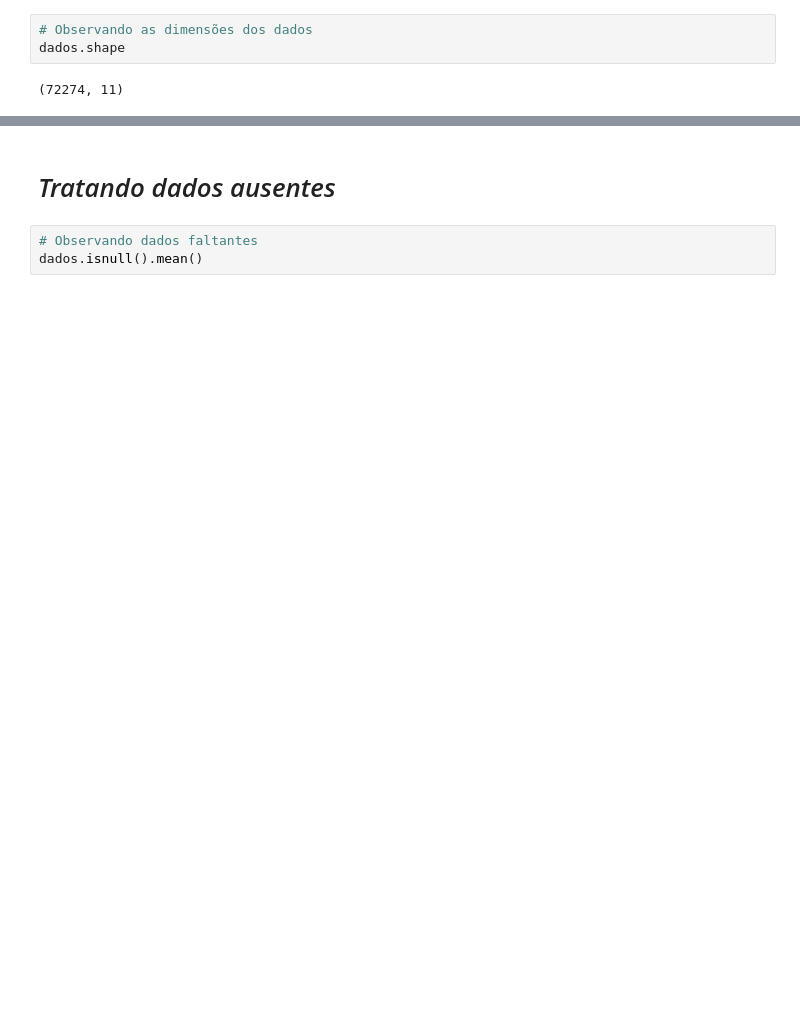
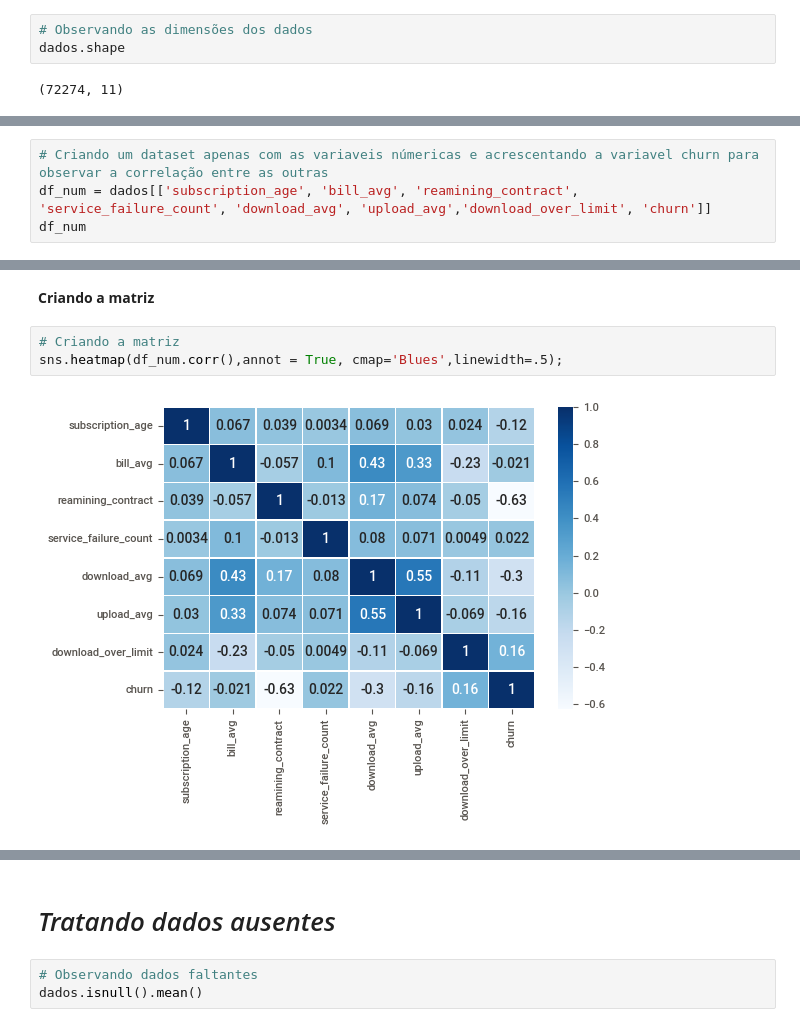
Before and after one commit to JosenildoJunior/Internet_service_churn, a Jupyter notebook: Internet_service_churn.ipynb, the cells around one changed output, grey strips where cells are left out. Saved outputs shown, nothing was run; the diff lists cells and outputs as text; blank space fills up the shorter version.

```diff
--- a/Internet_service_churn.ipynb
+++ b/Internet_service_churn.ipynb
@@ -75,0 +215,4 @@ dash.show_notebook()
+# %%
+# Criando um dataset apenas com as variaveis númericas e acrescentando a variavel churn para observar a correlação entre as outras
+df_num = dados[['subscription_age', 'bill_avg', 'reamining_contract', 'service_failure_count', 'download_avg', 'upload_avg','download_over_limit', 'churn']]
+df_num
@@ -75,0 +233,7 @@ dash.show_notebook()
+# %% [markdown]
+**Criando a matriz**
+# %%
+# Criando a matriz
+sns.heatmap(df_num.corr(),annot = True, cmap='Blues',linewidth=.5);
+# %% [output]
+[figure, added]
```
Also changed, not shown: parts of 34 cells of this notebook.
